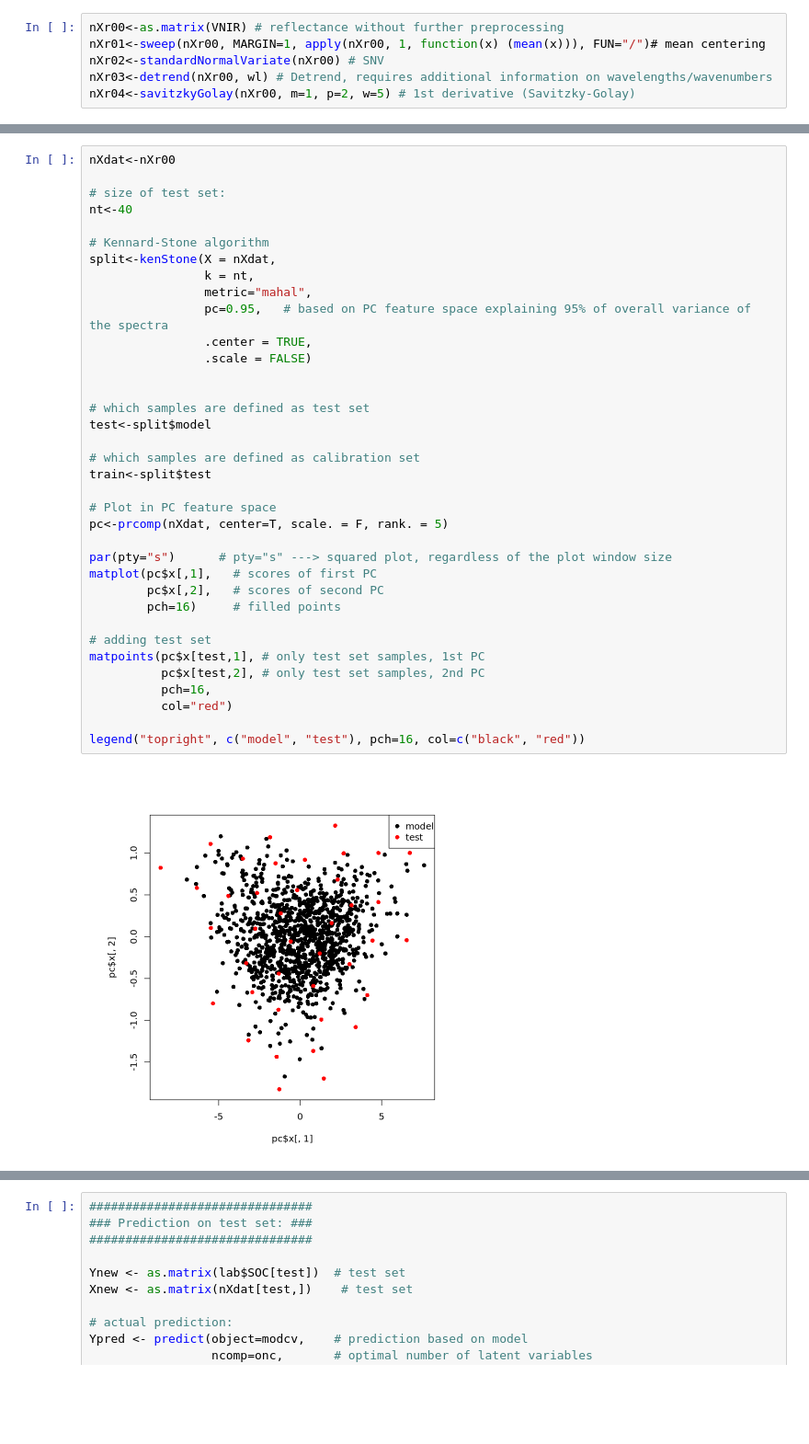
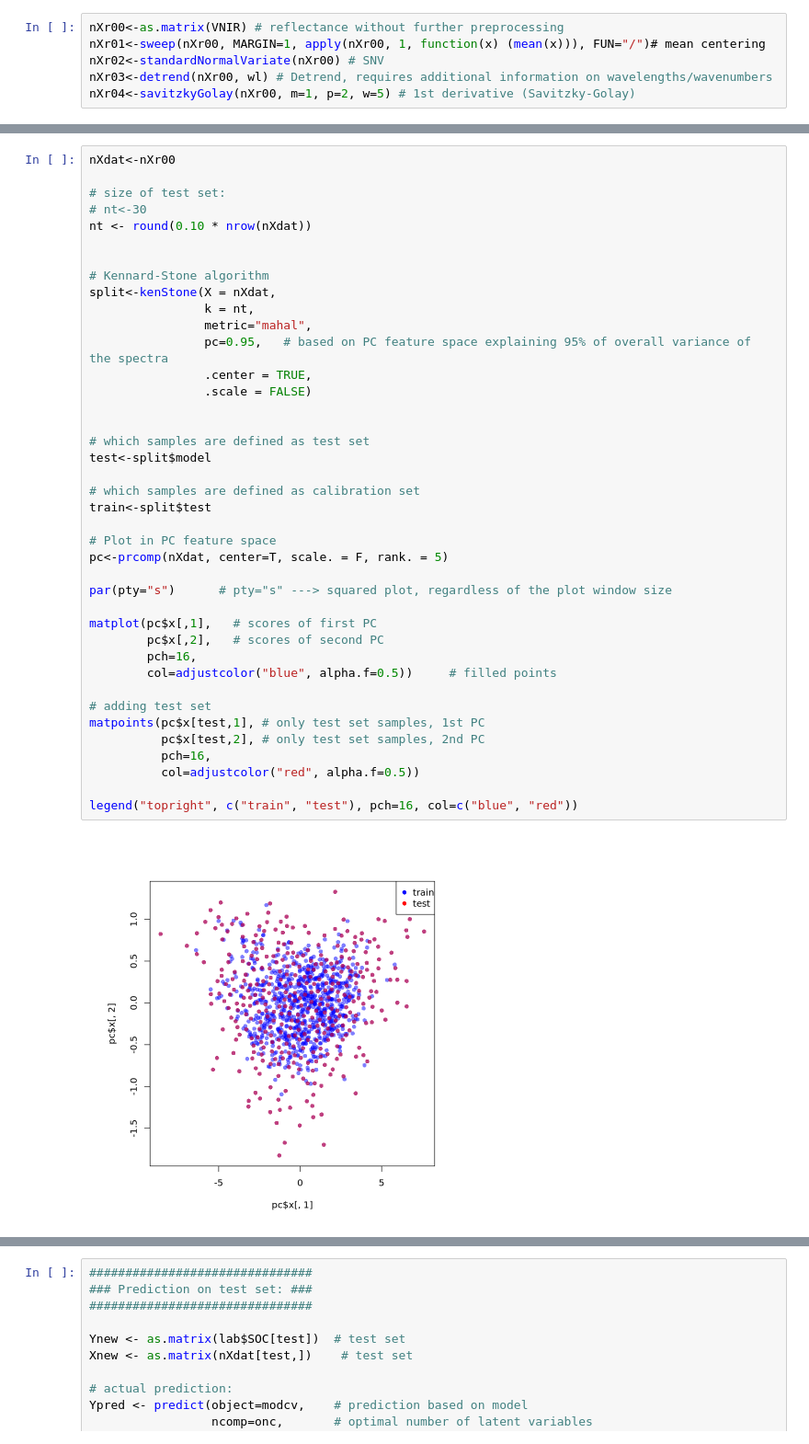
Before and after one commit to lcaspari/italy_soc, a Jupyter notebook: Script_italy.ipynb, the cells around one changed output, grey strips where cells are left out. Shown at 92% size. Drawn from its saved outputs; the diff is of its cells as text; blank space fills up the shorter version.

```diff
--- a/Script_italy.ipynb
+++ b/Script_italy.ipynb
@@ -119,40 +112,44 @@ nXr04<-savitzkyGolay(nXr00, m=1, p=2, w=5) # 1st derivative (Savitzky-Golay)
 nXdat<-nXr00
 
 # size of test set:
-nt<-40
+# nt<-30
+nt <- round(0.10 * nrow(nXdat))
+
 
 # Kennard-Stone algorithm
 split<-kenStone(X = nXdat,
                 k = nt,
                 metric="mahal",
                 pc=0.95,   # based on PC feature space explaining 95% of overall variance of the spectra
                 .center = TRUE,
                 .scale = FALSE)
 
 
 # which samples are defined as test set
 test<-split$model
 
 # which samples are defined as calibration set
 train<-split$test
 
 # Plot in PC feature space
 pc<-prcomp(nXdat, center=T, scale. = F, rank. = 5)
 
 par(pty="s")      # pty="s" ---> squared plot, regardless of the plot window size
+
 matplot(pc$x[,1],   # scores of first PC
         pc$x[,2],   # scores of second PC
-        pch=16)     # filled points
+        pch=16,
+        col=adjustcolor("blue", alpha.f=0.5))     # filled points
 
 # adding test set
 matpoints(pc$x[test,1], # only test set samples, 1st PC
           pc$x[test,2], # only test set samples, 2nd PC
           pch=16,
-          col="red")
+          col=adjustcolor("red", alpha.f=0.5))
 
-legend("topright", c("model", "test"), pch=16, col=c("black", "red"))
+legend("topright", c("train", "test"), pch=16, col=c("blue", "red"))
 # %% [output]
-[figure, old version]
+[figure, new version]
 # %%
 ###########################
 ### baseline PLS model: ###
```
Also changed, not shown: parts of 7 cells of this notebook, 1 other file.
